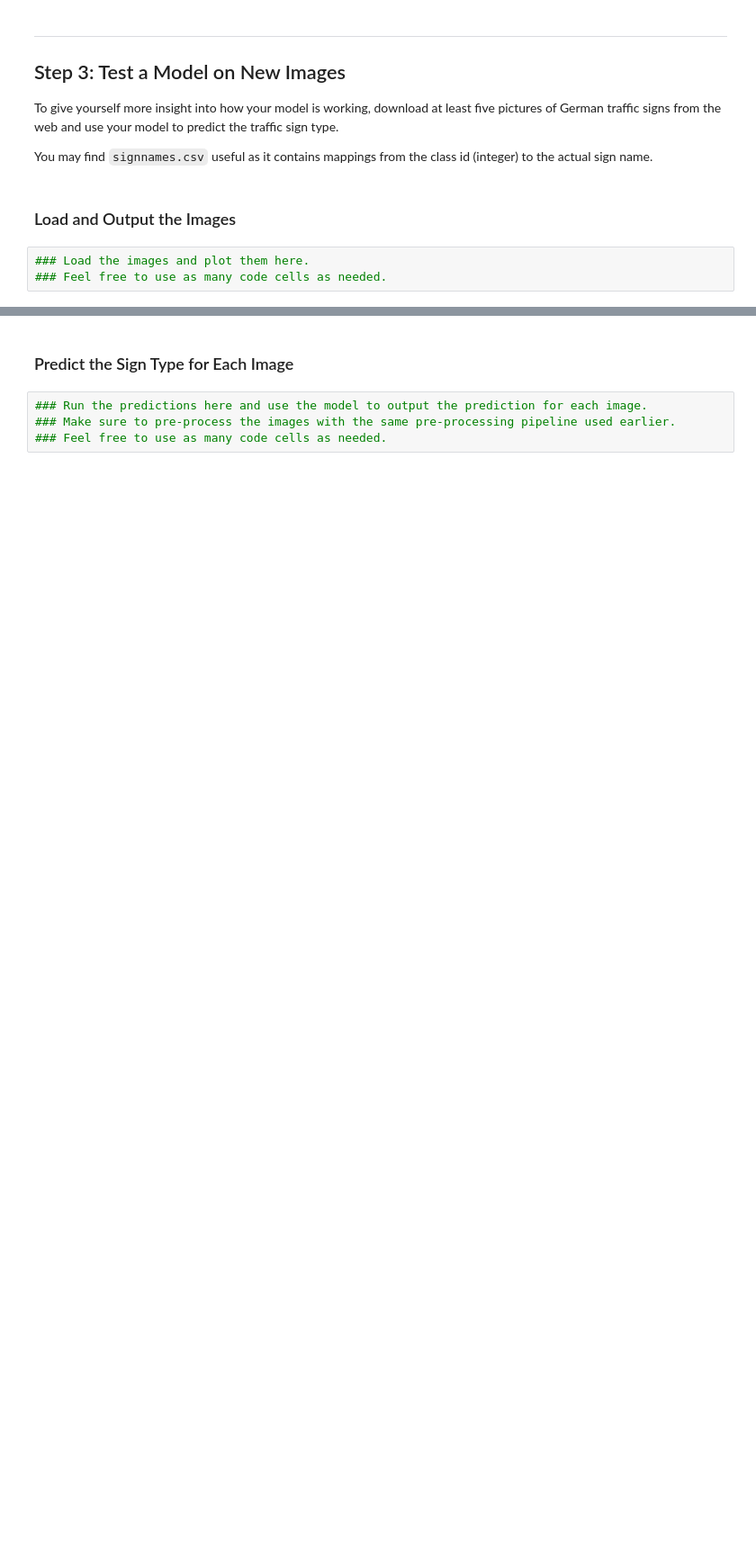
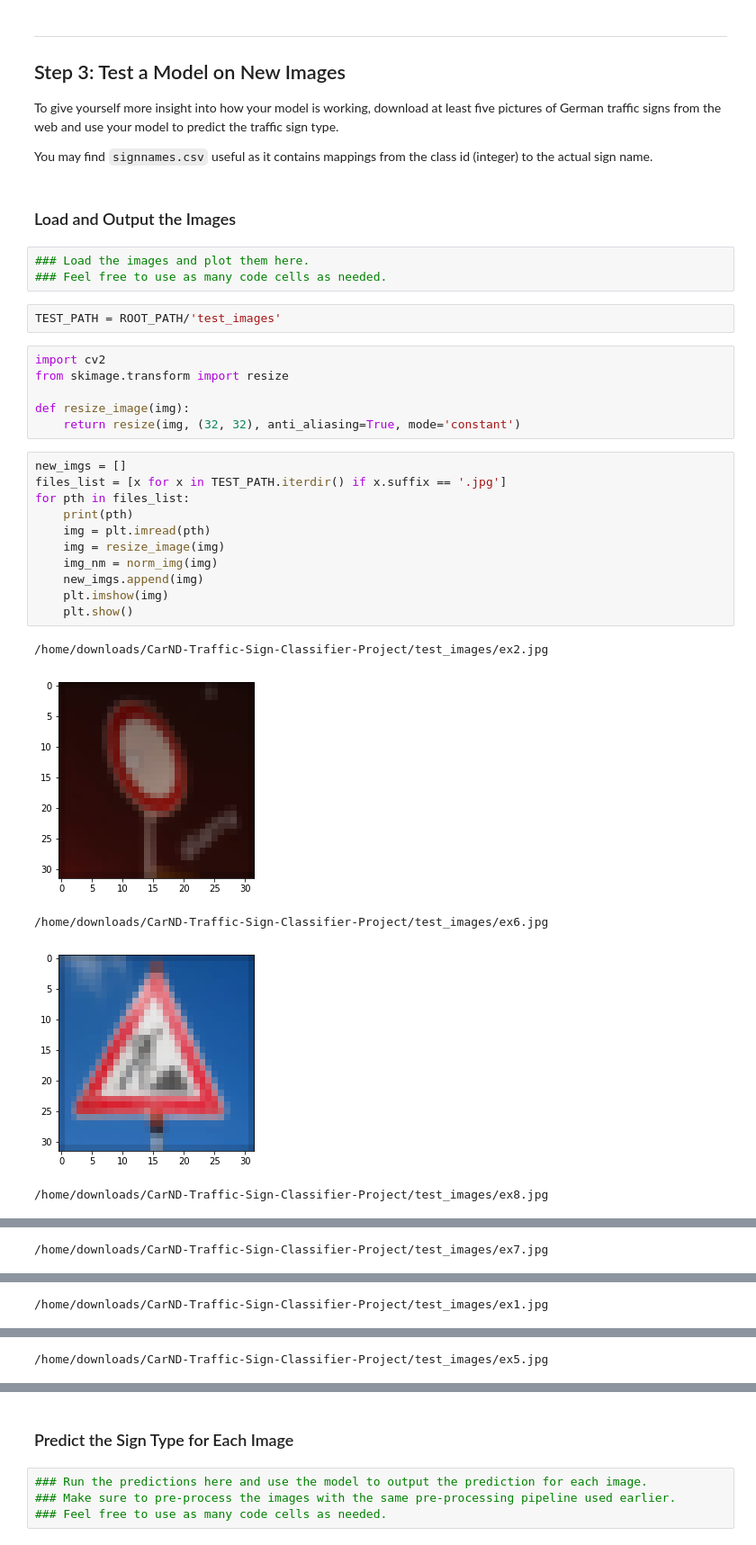
Before and after one commit to Jetafull/CarND-Traffic-Sign-Classifier-Project, a Jupyter notebook: Traffic_Sign_Classifier.ipynb, the cells around one changed output, grey strips where cells are left out. Shown at 90% size. Cells and saved outputs as stored; diff of their text form; blank space fills up the shorter version.

```diff
--- a/Traffic_Sign_Classifier.ipynb
+++ b/Traffic_Sign_Classifier.ipynb
@@ -480,3 +609,28 @@ You may find `signnames.csv` useful as it contains mappings from the class id (i
 # %%
 ### Load the images and plot them here.
 ### Feel free to use as many code cells as needed.
+# %%
+TEST_PATH = ROOT_PATH/'test_images'
+# %%
+import cv2
+from skimage.transform import resize
+
+def resize_image(img):
+    return resize(img, (32, 32), anti_aliasing=True, mode='constant')
+# %%
+new_imgs = []
+files_list = [x for x in TEST_PATH.iterdir() if x.suffix == '.jpg']
+for pth in files_list:
+    print(pth)
+    img = plt.imread(pth)
+    img = resize_image(img)
+    img_nm = norm_img(img)
+    new_imgs.append(img)
+    plt.imshow(img)
+    plt.show()
+# %% [output]
+/home/downloads/CarND-Traffic-Sign-Classifier-Project/test_images/ex2.jpg
+[figure, added]
+/home/downloads/CarND-Traffic-Sign-Classifier-Project/test_images/ex6.jpg
+[figure, added]
+/home/downloads/CarND-Traffic-Sign-Classifier-Project/test_images/ex8.jpg
@@ -482,0 +638 @@ You may find `signnames.csv` useful as it contains mappings from the class id (i
+/home/downloads/CarND-Traffic-Sign-Classifier-Project/test_images/ex7.jpg
@@ -482,0 +640 @@ You may find `signnames.csv` useful as it contains mappings from the class id (i
+/home/downloads/CarND-Traffic-Sign-Classifier-Project/test_images/ex1.jpg
@@ -482,0 +642 @@ You may find `signnames.csv` useful as it contains mappings from the class id (i
+/home/downloads/CarND-Traffic-Sign-Classifier-Project/test_images/ex5.jpg
```
Also changed, not shown: parts of 49 cells of this notebook, 9 other files.
